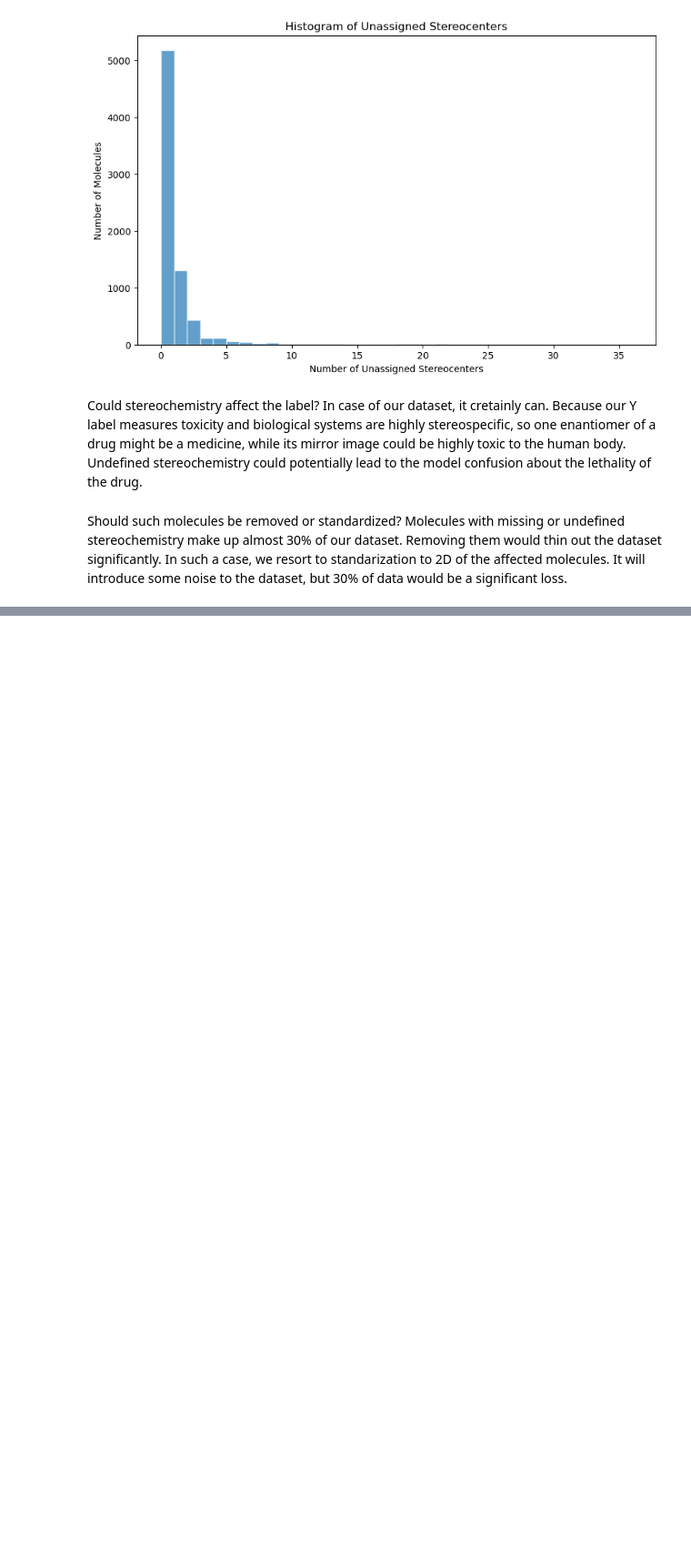
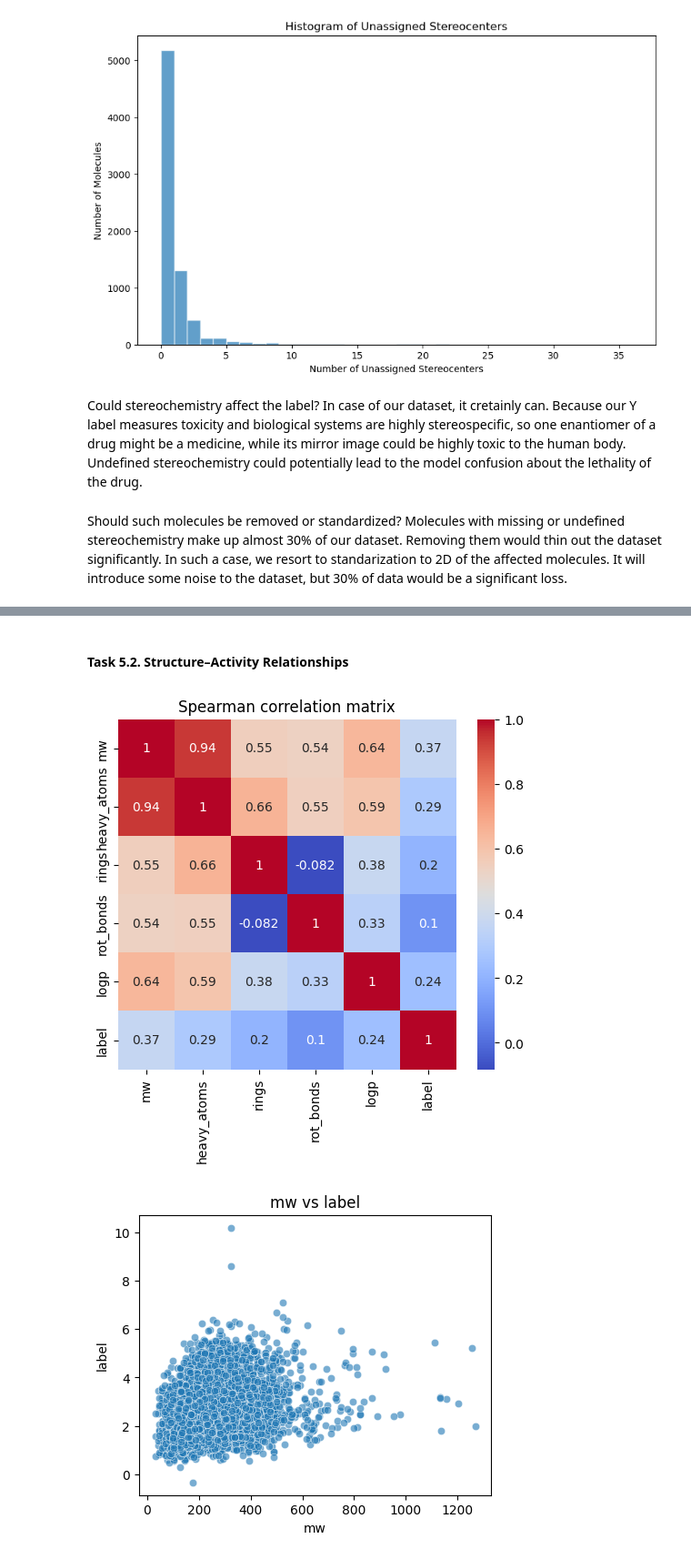
Before and after one commit to admtr/bioinf_25_26_project2, a Jupyter notebook: prediction_of_molecule_properties.ipynb, the cells around one changed output, grey strips where cells are left out. Shown at 91% size. Cells and saved outputs as stored; diff of their text form; code cells hidden in the pictures; blank space fills up the shorter version.

```diff
--- a/prediction_of_molecule_properties.ipynb
+++ b/prediction_of_molecule_properties.ipynb
@@ -222,0 +497,44 @@ tox_df['Molecule_2D'] = tox_df['Molecule'].apply(standardize)
+# %% [markdown]
+#### Task 5.2. Structure–Activity Relationships
+# %%
+desc_df = df[
+    features + ['label']
+].dropna()
+
+corr = desc_df.corr(
+    method='spearman'
+)
+
+plt.figure(figsize=(6,5))
+
+sns.heatmap(
+    corr,
+    annot=True,
+    cmap='coolwarm'
+)
+
+plt.title(
+    "Spearman correlation matrix"
+)
+
+plt.show()
+
+for feat in features:
+
+    plt.figure(figsize=(5,4))
+
+    sns.scatterplot(
+        data=df,
+        x=feat,
+        y='label',
+        alpha=0.6
+    )
+
+    plt.title(
+        f"{feat} vs label"
+    )
+
+    plt.show()
+# %% [output]
+[figure, added]
+[figure, added]
```
Also changed, not shown: parts of 10 cells of this notebook, 1 other file.
